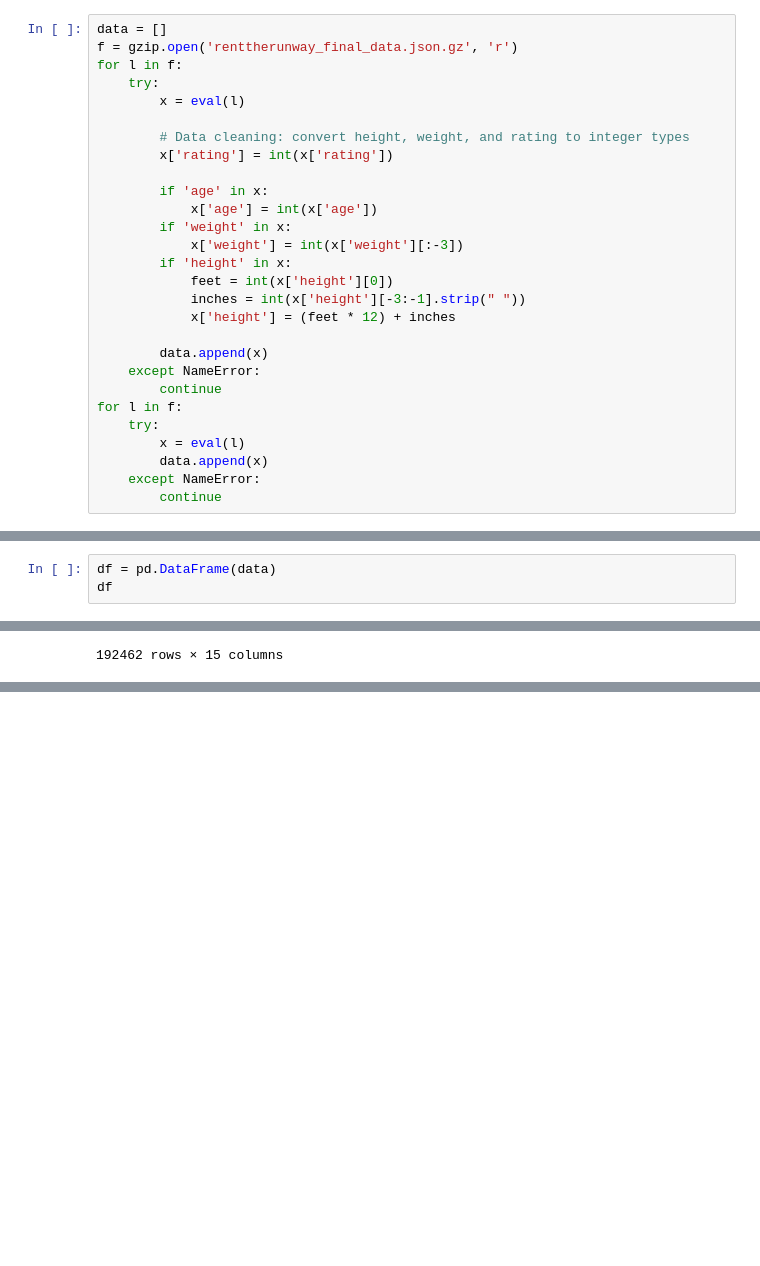
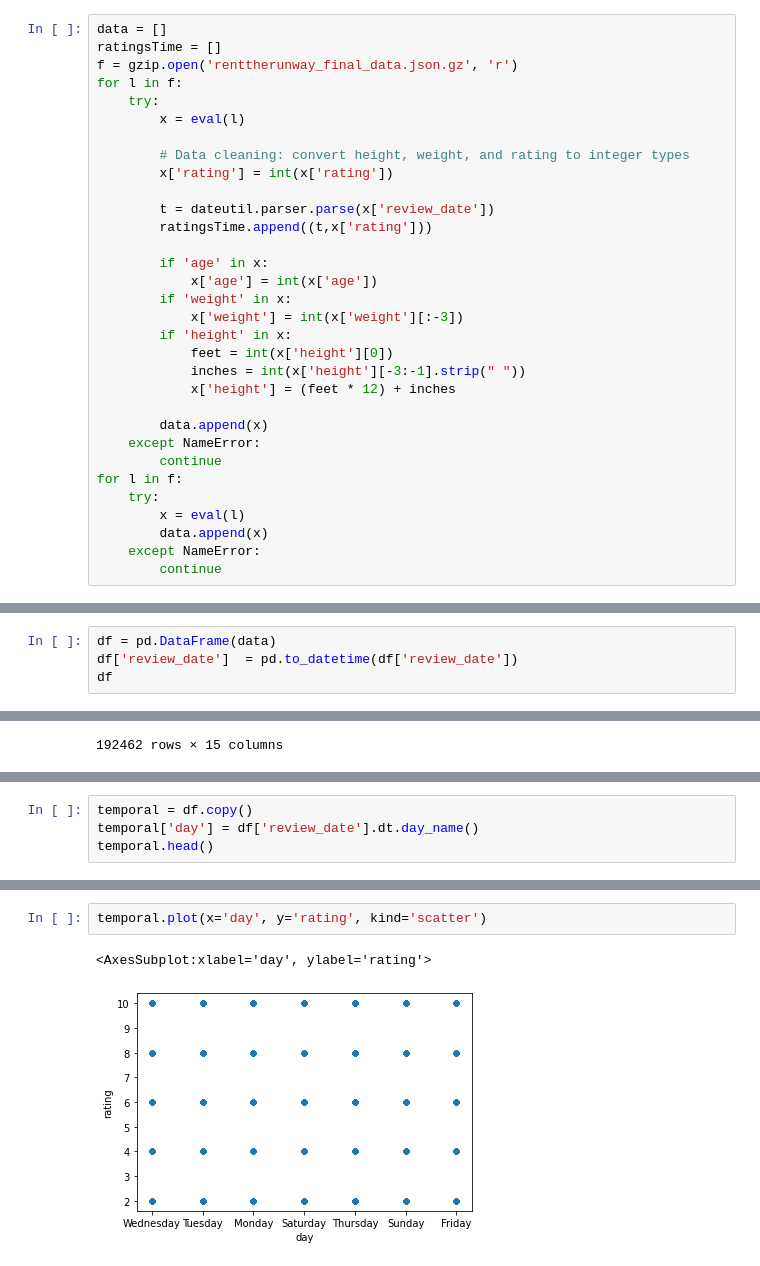
Before and after one commit to tharvipop/predictive-clothing-fit, a Jupyter notebook: eda.ipynb, the cells around one changed output, grey strips where cells are left out. Cells and saved outputs as stored; diff of their text form; blank space fills up the shorter version.

Commit message:
temporal analysis

```diff
--- a/eda.ipynb
+++ b/eda.ipynb
@@ -19,5 +22,6 @@ import pandas as pd
 # %%
 data = []
+ratingsTime = []
 f = gzip.open('renttherunway_final_data.json.gz', 'r')
 for l in f:
     try:
@@ -25,6 +29,9 @@ for l in f:
 
         # Data cleaning: convert height, weight, and rating to integer types
         x['rating'] = int(x['rating'])
+
+        t = dateutil.parser.parse(x['review_date'])
+        ratingsTime.append((t,x['rating']))
 
         if 'age' in x:
             x['age'] = int(x['age'])
@@ -47,5 +72,6 @@ for l in f:
 # %%
 df = pd.DataFrame(data)
+df['review_date']  = pd.to_datetime(df['review_date'])
 df
 # %% [output]
 |  | fit | user_id | bust size | item_id | weight | rating | rented for | review_text | body type | ... |
@@ -63,0 +148,4 @@ df
+# %%
+temporal = df.copy()
+temporal['day'] = df['review_date'].dt.day_name()
+temporal.head()
@@ -63,0 +159,5 @@ df
+# %%
+temporal.plot(x='day', y='rating', kind='scatter')
+# %% [output]
+<AxesSubplot:xlabel='day', ylabel='rating'>
+[figure, added]
```
Also changed, not shown: parts of 19 cells of this notebook.
